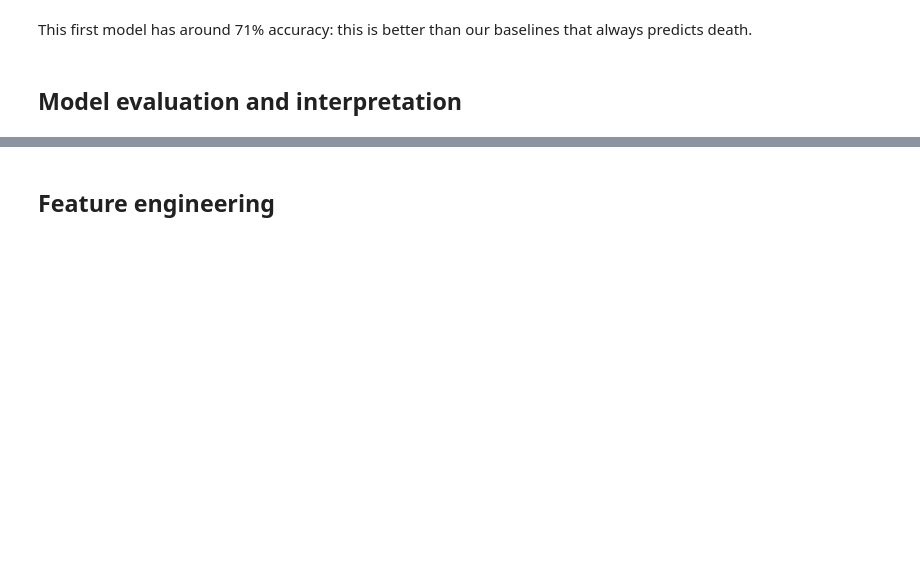
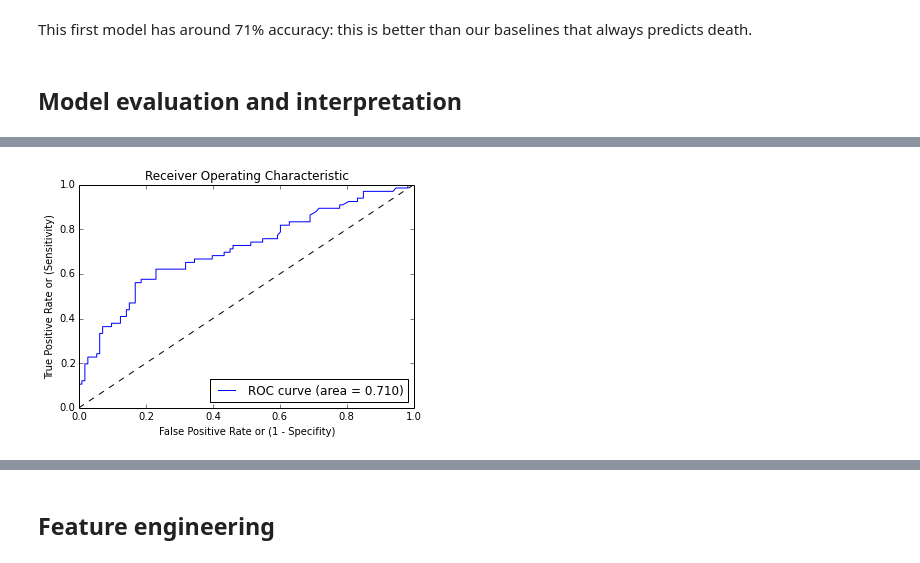
Before and after one commit to ogrisel/parallel_ml_tutorial, a Jupyter notebook: solutions/01 - An Introduction to Predictive Modeling in Python.ipynb, the cells around one changed output, grey strips where cells are left out. Cells and saved outputs as stored; diff of their text form; code cells hidden in the pictures; blank space fills up the shorter version.

```diff
--- a/solutions/01 - An Introduction to Predictive Modeling in Python.ipynb
+++ b/solutions/01 - An Introduction to Predictive Modeling in Python.ipynb
@@ -236,0 +296,4 @@ This first model has around 71% accuracy: this is better than our baselines that
+# %%
+plot_roc_curve(target_test, target_predicted_proba)
+# %% [output]
+[figure, added]
```
Also changed, not shown: parts of 38 cells of this notebook.
